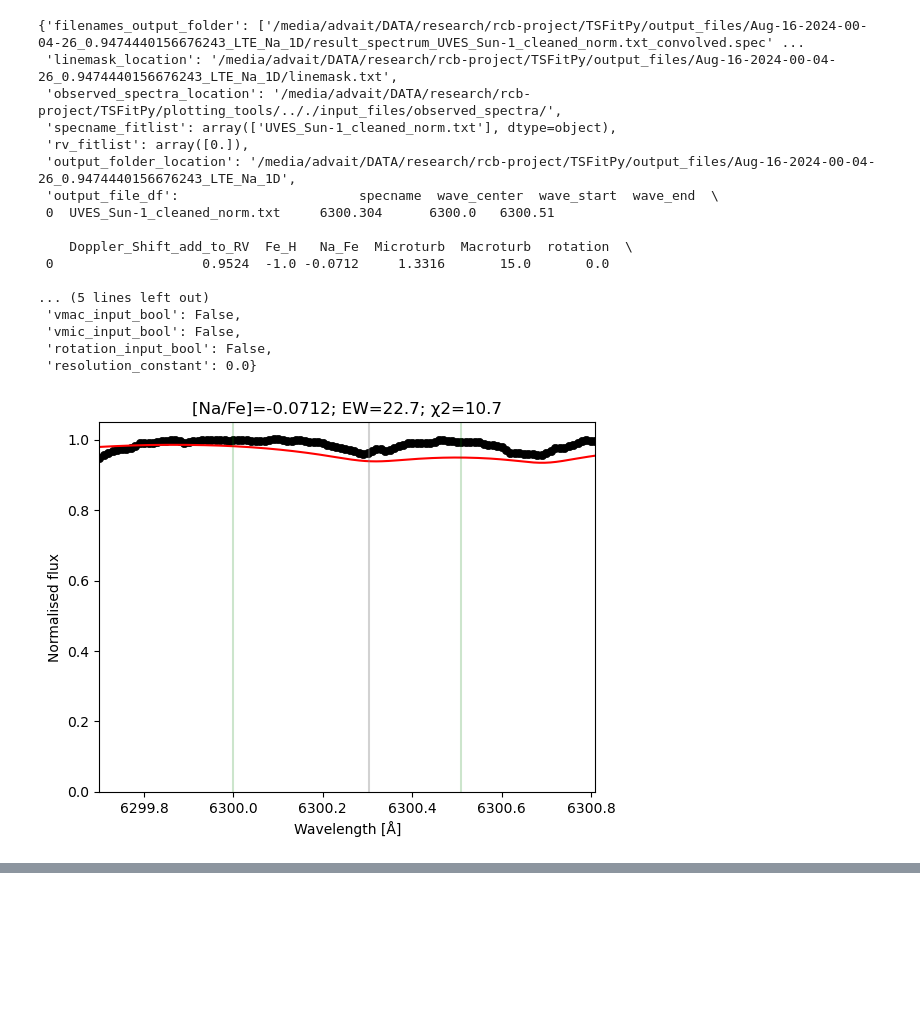
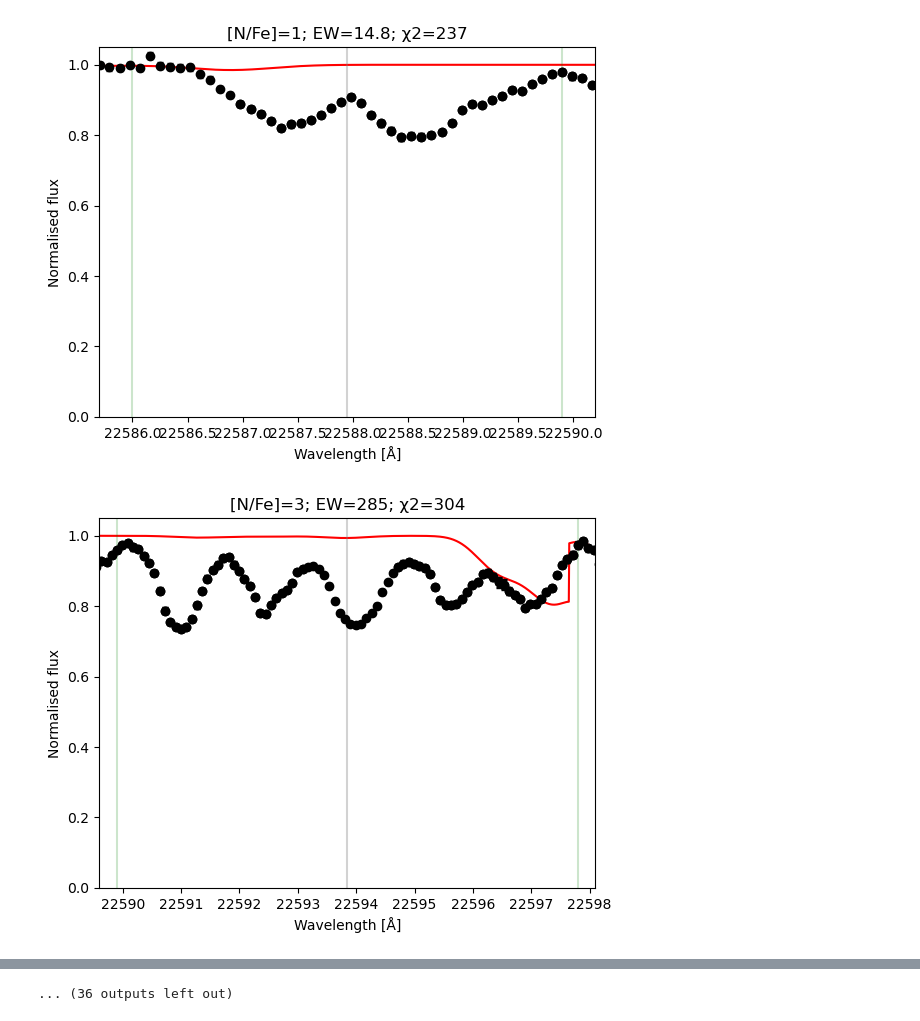
Before and after one commit to advaitmehla/TSFitPy, a Jupyter notebook: plotting_tools/plot_output_test.ipynb, the cells around one changed output, grey strips where cells are left out. Cells and saved outputs as stored; diff of their text form; code cells hidden in the pictures; blank space fills up the shorter version.

Commit message:
added modified fitlists+config

```diff
--- a/plotting_tools/plot_output_test.ipynb
+++ b/plotting_tools/plot_output_test.ipynb
@@ -61,6 +9,7 @@ TS completed
 # %%
 # CHANGE NEXT LINE
-output_folder_location: str = "/media/advait/DATA/research/rcb-project/TSFitPy/output_files/Aug-16-2024-00-04-26_0.9474440156676243_LTE_Na_1D" # CHANGE
+# output_folder_location: str = "/media/advait/DATA/research/rcb-project/TSFitPy/output_files/Aug-20-2024-lbl-all-lines-good" # CHANGE
+output_folder_location: str = "/media/advait/DATA/research/rcb-project/TSFitPy/output_files/allCN_vmic_6.5_vmac0" # CHANGE
 # loads all data from config file and output, config is copied into output folder with name "configuration.txt" from now on
 config_dict = load_output_data(output_folder_location)
 # %%
@@ -94,27 +57,8 @@ Only one point is found, so doing normal scatter plot
-# %%
-config_dict
-# %% [output]
-{'filenames_output_folder': ['/media/advait/DATA/research/rcb-project/TSFitPy/output_files/Aug-16-2024-00-04-26_0.9474440156676243_LTE_Na_1D/result_spectrum_UVES_Sun-1_cleaned_norm.txt_convolved.spec' ...
- 'linemask_location': '/media/advait/DATA/research/rcb-project/TSFitPy/output_files/Aug-16-2024-00-04-26_0.9474440156676243_LTE_Na_1D/linemask.txt',
- 'observed_spectra_location': '/media/advait/DATA/research/rcb-project/TSFitPy/plotting_tools/.././input_files/observed_spectra/',
- 'specname_fitlist': array(['UVES_Sun-1_cleaned_norm.txt'], dtype=object),
- 'rv_fitlist': array([0.]),
- 'output_folder_location': '/media/advait/DATA/research/rcb-project/TSFitPy/output_files/Aug-16-2024-00-04-26_0.9474440156676243_LTE_Na_1D',
- 'output_file_df':                       specname  wave_center  wave_start  wave_end  \
- 0  UVES_Sun-1_cleaned_norm.txt     6300.304      6300.0   6300.51
-
-    Doppler_Shift_add_to_RV  Fe_H   Na_Fe  Microturb  Macroturb  rotation  \
- 0                   0.9524  -1.0 -0.0712     1.3316       15.0       0.0
-
-... (5 lines left out)
- 'vmac_input_bool': False,
- 'vmic_input_bool': False,
- 'rotation_input_bool': False,
- 'resolution_constant': 0.0}
 # %%
 # CHANGE NEXT LINE
-star_name_to_plot: str = "UVES_Sun-1_cleaned_norm.txt" # CHANGE
+star_name_to_plot: str = "HD137613.txt" # CHANGE
 # plots all fitted lines for the requested star
-plot_one_star(config_dict, star_name_to_plot, plot_title=True)
+wavelength, flux, wavelength_observed_rv, flux_observed = plot_one_star(config_dict, star_name_to_plot, plot_title=True)
 # %% [output]
-[figure, old version]
+[figure, new version]
+[figure, added]
@@ -120,0 +75 @@ plot_one_star(config_dict, star_name_to_plot, plot_title=True)
+... (36 outputs left out)
```
Also changed, not shown: parts of 16 cells of this notebook, 31 other files.
